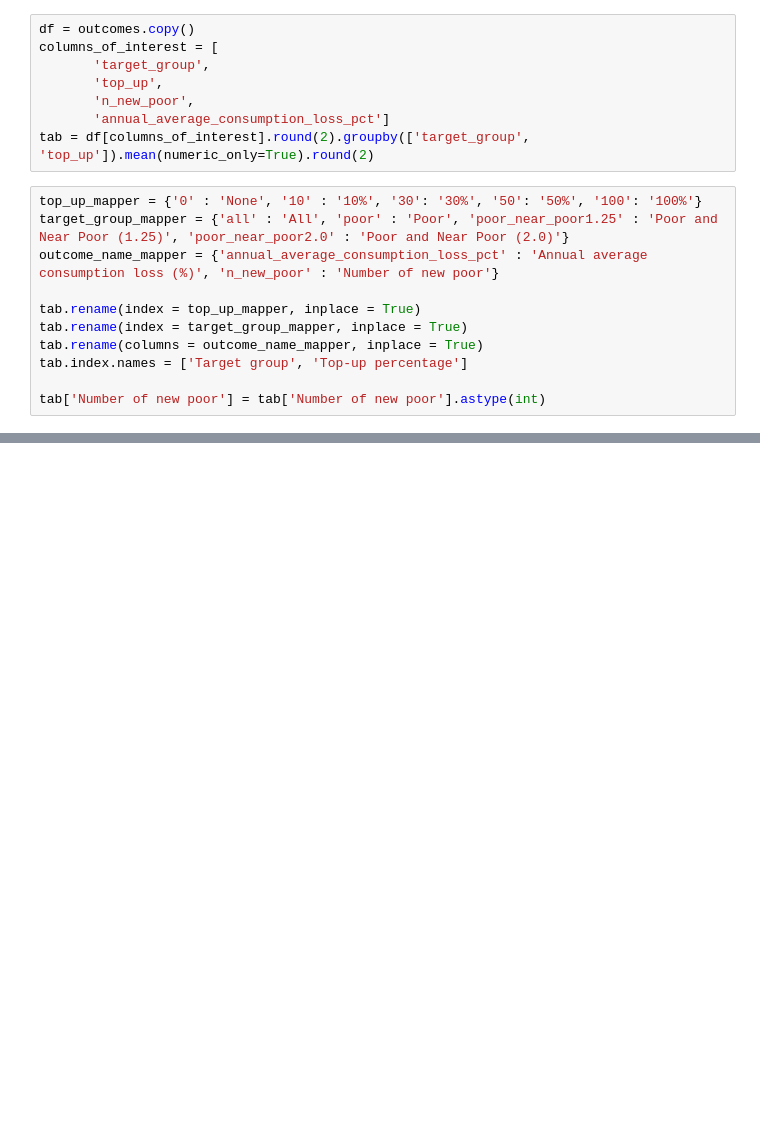
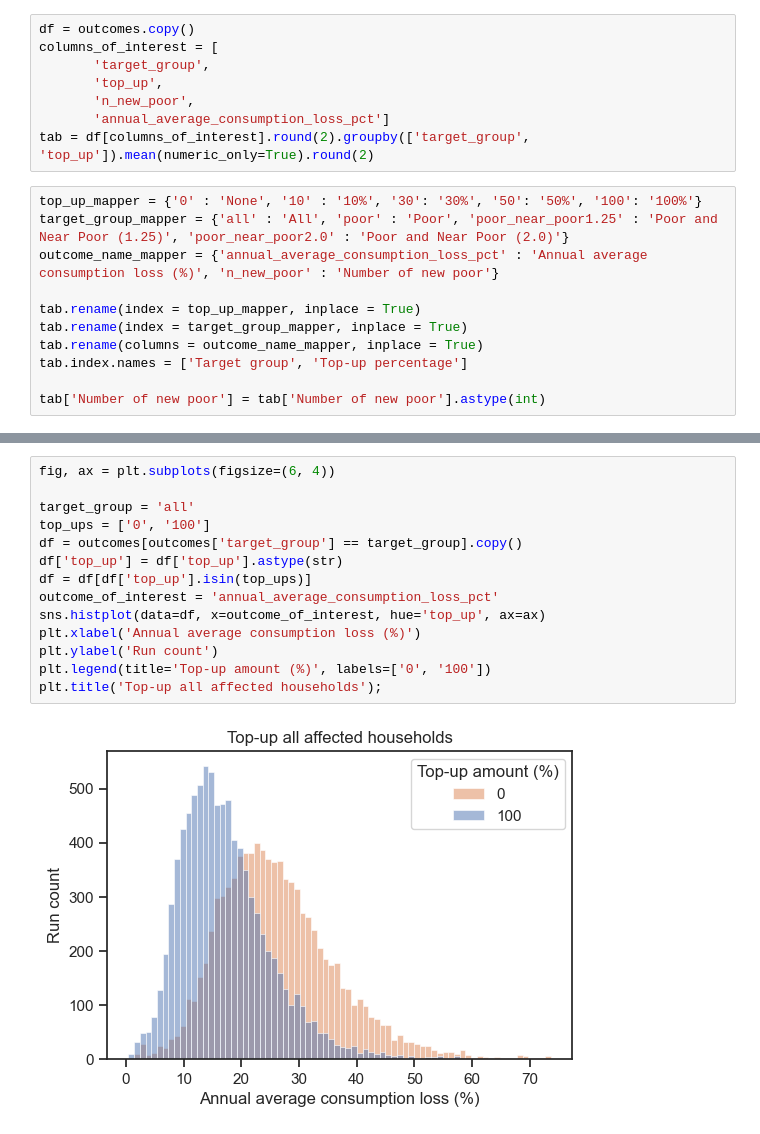
Before and after one commit to mikhailsirenko/unbreakable, a Jupyter notebook: notebooks/policy_analysis.ipynb, the cells around one changed output, grey strips where cells are left out. Cells and saved outputs as stored; diff of their text form; blank space fills up the shorter version.

```diff
--- a/notebooks/policy_analysis.ipynb
+++ b/notebooks/policy_analysis.ipynb
@@ -100,0 +127,16 @@ tab
+# %%
+fig, ax = plt.subplots(figsize=(6, 4))
+
+target_group = 'all'
+top_ups = ['0', '100']
+df = outcomes[outcomes['target_group'] == target_group].copy()
+df['top_up'] = df['top_up'].astype(str)
+df = df[df['top_up'].isin(top_ups)]
+outcome_of_interest = 'annual_average_consumption_loss_pct'
+sns.histplot(data=df, x=outcome_of_interest, hue='top_up', ax=ax)
+plt.xlabel('Annual average consumption loss (%)')
+plt.ylabel('Run count')
+plt.legend(title='Top-up amount (%)', labels=['0', '100'])
+plt.title('Top-up all affected households');
+# %% [output]
+[figure, added]
```
Also changed, not shown: parts of 6 cells of this notebook.
